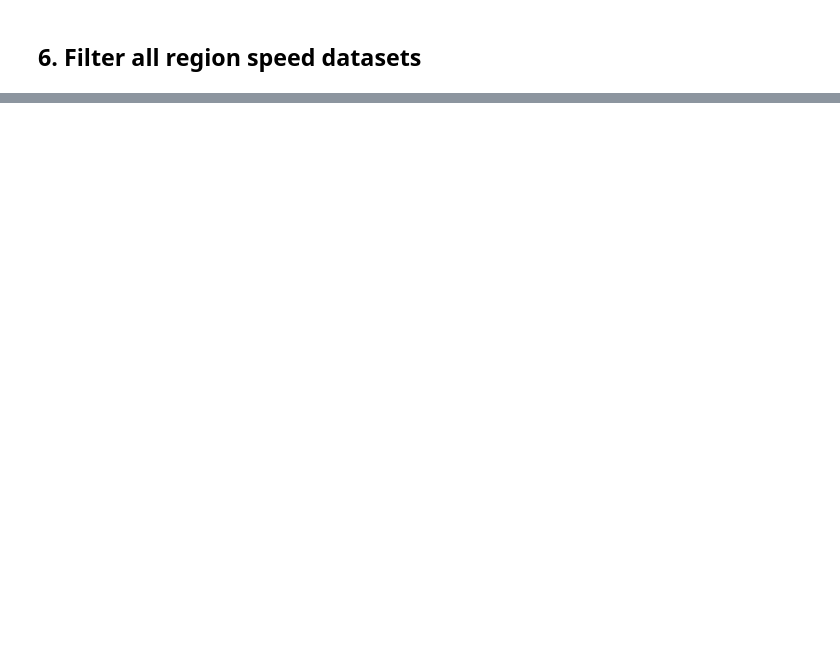
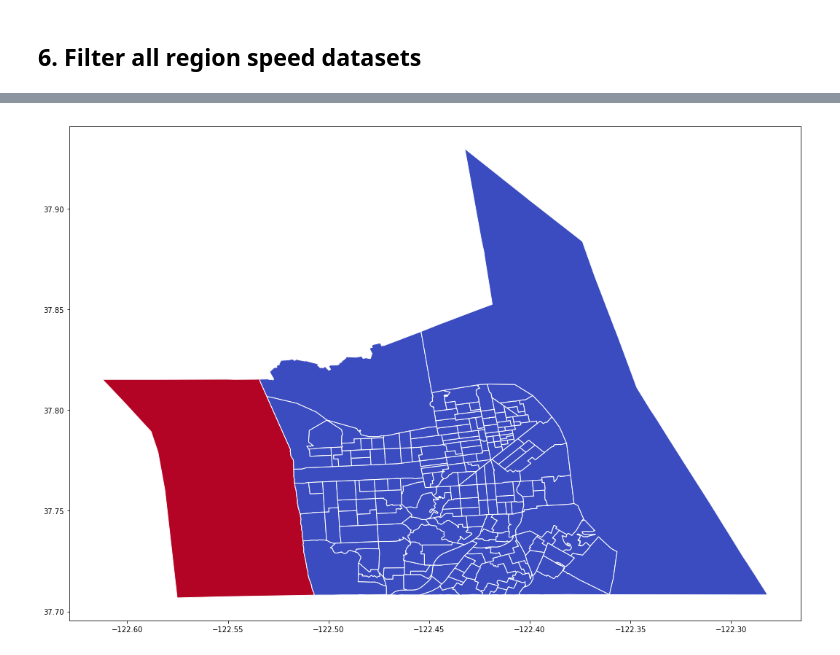
Before and after one commit to sakoki/Rushhour, a Jupyter notebook: code/playground/exploratory_analysis.ipynb, the cells around one changed output, grey strips where cells are left out. Saved outputs shown, nothing was run; the diff lists cells and outputs as text; code cells hidden in the pictures; blank space fills up the shorter version.

```diff
--- a/code/playground/exploratory_analysis.ipynb
+++ b/code/playground/exploratory_analysis.ipynb
@@ -477,0 +667,4 @@ time_series_region_6075016100.csv - finished filtering - 107773 original # of ro
+# %%
+census_zones = gpd.GeoDataFrame.from_file("../../temp_data/sf_GEOID_GIS_data.shp")
+print("Dimensions: {}".format(census_zones.shape))
+census_zones.head()
@@ -477,0 +679,11 @@ time_series_region_6075016100.csv - finished filtering - 107773 original # of ro
+# %%
+# Get geoid
+geoid = census_zones['geoid10']
+# Arbitray series of size N
+color_val = pd.Series([0] * 196, name='color_val')
+# Initalize color df
+color_df = pd.concat([geoid, color_val], axis=1, ignore_index=False)
+color_df['geoid10'] = color_df['geoid10'].astype(int)
+# color_df.set_index(keys="geoid10", inplace=True)
+print(color_df.shape)
+color_df.head()
@@ -477,0 +698,8 @@ time_series_region_6075016100.csv - finished filtering - 107773 original # of ro
+# %%
+# Change the color val or row where geoid corresponds to 6075010900
+row = color_df[color_df["geoid10"] == 6075990100].index
+color_df.iloc[row, 1] = 1
+# %%
+census_zones = census_zones.merge(color_df, on="geoid10")
+print("Dimensions; {}".format(census_zones.shape))
+census_zones.head()
@@ -477,0 +714,14 @@ time_series_region_6075016100.csv - finished filtering - 107773 original # of ro
+# %%
+# plot the shapefile/GeoDataFrame
+# Set coordinate reference system
+census_zones.crs = {'init': 'epsg:4326'}
+g = census_zones.plot(column='color_val', vmin=0, vmax=1, cmap='coolwarm', edgecolor='white', figsize=(18, 18))
+
+# Get lat - lon coordinate for point of interest
+# lat, lon = sf_census_zones[sf_census_zones.geoid10 == 6075010900][['intptlat10', 'intptlon10']].values[0]
+# g.annotate(s='{}, {}, {}'.format(lat, lon, address), xy=(lat, lon))
+
+# plt.savefig('../../output/High_traffic_zone.png')
+plt.show()
+# %% [output]
+[figure, added]
```
Also changed, not shown: parts of 48 cells of this notebook.
